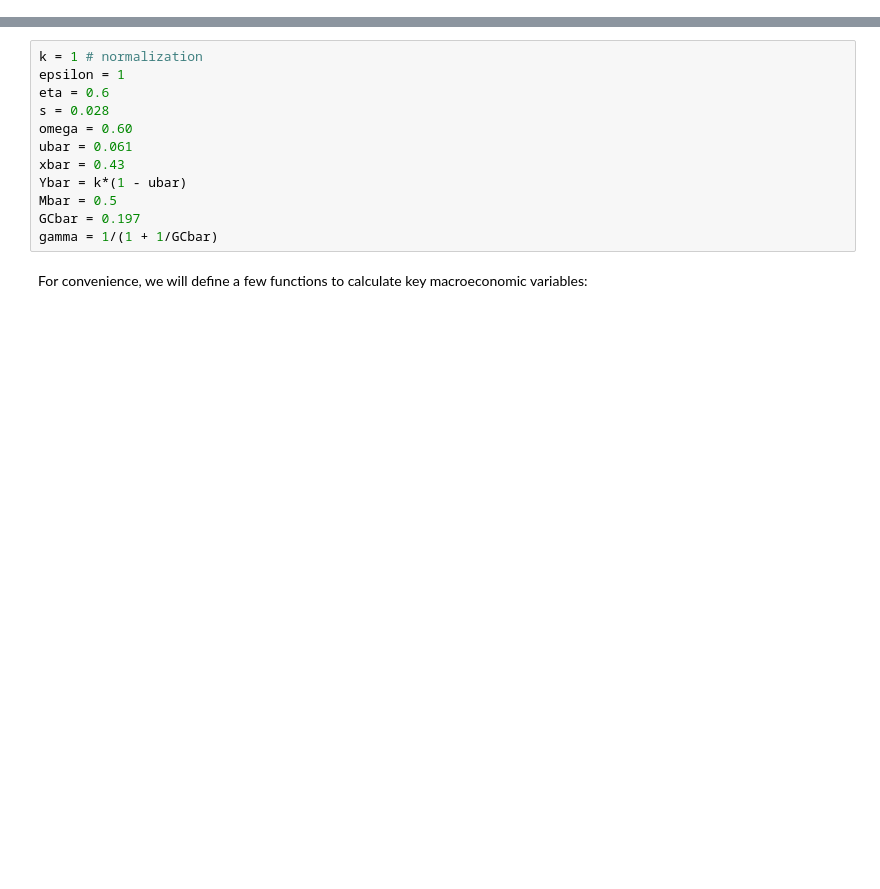
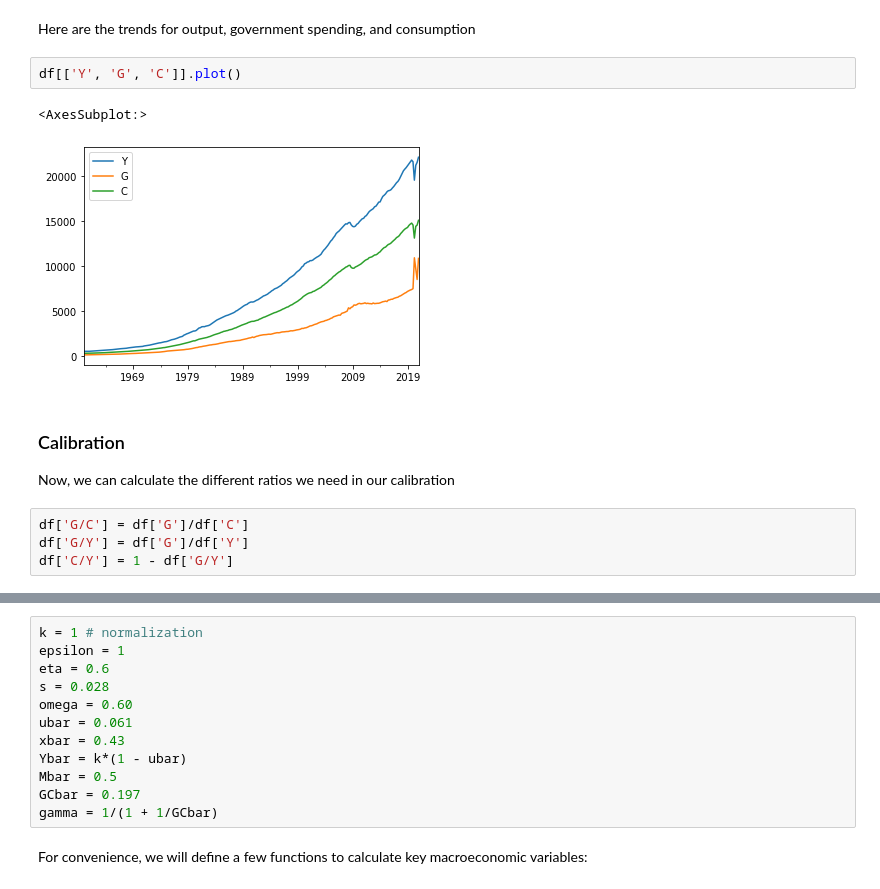
Before and after one commit to lnsongxf/public-expenditure, a Jupyter notebook: public-expenditure.ipynb, the cells around one changed output, grey strips where cells are left out. Cells and saved outputs as stored; diff of their text form; blank space fills up the shorter version.

```diff
--- a/public-expenditure.ipynb
+++ b/public-expenditure.ipynb
@@ -14,0 +58,15 @@ import matplotlib.pyplot as plt
+# %% [markdown]
+Here are the trends for output, government spending, and consumption
+# %%
+df[['Y', 'G', 'C']].plot()
+# %% [output]
+<AxesSubplot:>
+[figure, added]
+# %% [markdown]
+### Calibration
+
+Now, we can calculate the different ratios we need in our calibration
+# %%
+df['G/C'] = df['G']/df['C']
+df['G/Y'] = df['G']/df['Y']
+df['C/Y'] = 1 - df['G/Y']
```
Also changed, not shown: parts of 21 cells of this notebook, 1 other file.
